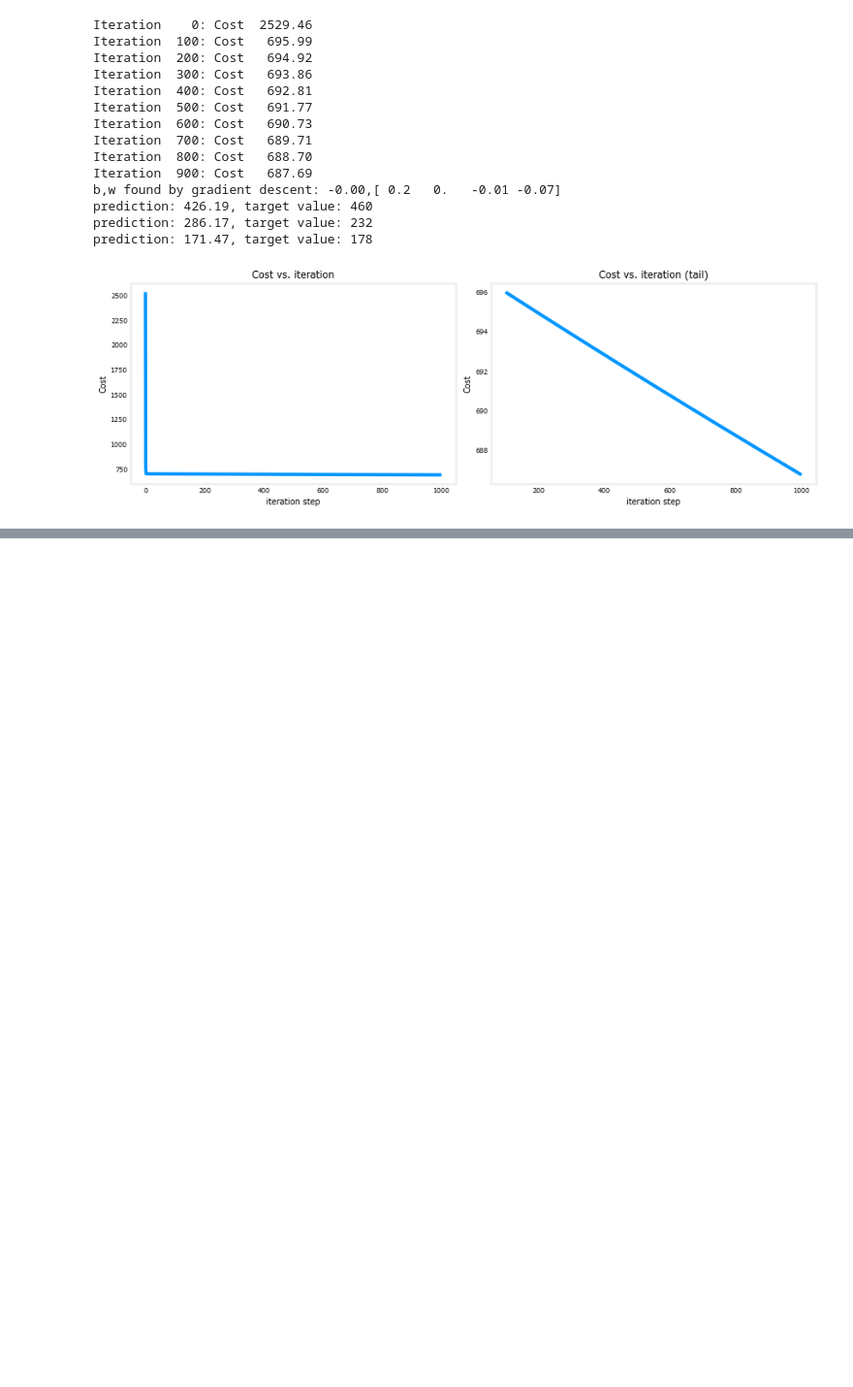
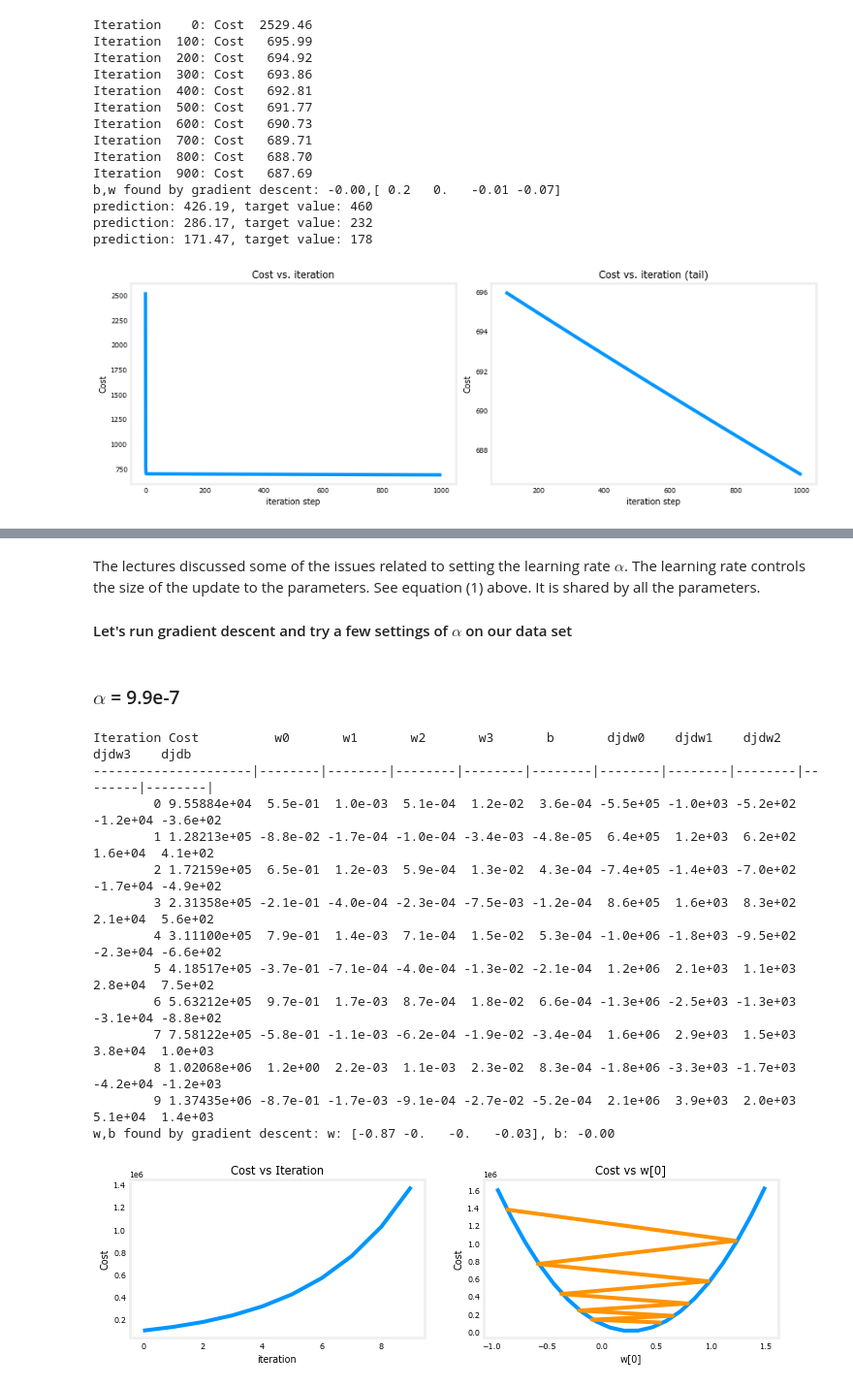
Before and after one commit to imaxfp/edu_machine_learning, a Jupyter notebook: src/supervised_ml_regression_and_classification/week2.ipynb, the cells around one changed output, grey strips where cells are left out. Shown: that part at 97% size. Saved outputs shown, nothing was run; the diff lists cells and outputs as text; code cells hidden in the pictures; blank space fills up the shorter version.

```diff
--- a/src/supervised_ml_regression_and_classification/week2.ipynb
+++ b/src/supervised_ml_regression_and_classification/week2.ipynb
@@ -655,0 +744,25 @@ Concretely, if you plot the cost for a number of iterations and notice that the
+# %% [markdown]
+The lectures discussed some of the issues related to setting the learning rate $\alpha$. The learning rate controls the size of the update to the parameters. See equation (1) above. It is shared by all the parameters.
+
+#### Let's run gradient descent and try a few settings of $\alpha$ on our data set
+# %% [markdown]
+### $\alpha$ = 9.9e-7
+# %%
+#set alpha to 9.9e-7
+_, _, hist = run_gradient_descent(X_train, y_train, 10, alpha = 9.9e-7)
+plot_cost_i_w(X_train, y_train, hist)
+# %% [output]
+Iteration Cost          w0       w1       w2       w3       b       djdw0    djdw1    djdw2    djdw3    djdb
+---------------------|--------|--------|--------|--------|--------|--------|--------|--------|--------|--------|
+        0 9.55884e+04  5.5e-01  1.0e-03  5.1e-04  1.2e-02  3.6e-04 -5.5e+05 -1.0e+03 -5.2e+02 -1.2e+04 -3.6e+02
+        1 1.28213e+05 -8.8e-02 -1.7e-04 -1.0e-04 -3.4e-03 -4.8e-05  6.4e+05  1.2e+03  6.2e+02  1.6e+04  4.1e+02
+        2 1.72159e+05  6.5e-01  1.2e-03  5.9e-04  1.3e-02  4.3e-04 -7.4e+05 -1.4e+03 -7.0e+02 -1.7e+04 -4.9e+02
+        3 2.31358e+05 -2.1e-01 -4.0e-04 -2.3e-04 -7.5e-03 -1.2e-04  8.6e+05  1.6e+03  8.3e+02  2.1e+04  5.6e+02
+        4 3.11100e+05  7.9e-01  1.4e-03  7.1e-04  1.5e-02  5.3e-04 -1.0e+06 -1.8e+03 -9.5e+02 -2.3e+04 -6.6e+02
+        5 4.18517e+05 -3.7e-01 -7.1e-04 -4.0e-04 -1.3e-02 -2.1e-04  1.2e+06  2.1e+03  1.1e+03  2.8e+04  7.5e+02
+        6 5.63212e+05  9.7e-01  1.7e-03  8.7e-04  1.8e-02  6.6e-04 -1.3e+06 -2.5e+03 -1.3e+03 -3.1e+04 -8.8e+02
+        7 7.58122e+05 -5.8e-01 -1.1e-03 -6.2e-04 -1.9e-02 -3.4e-04  1.6e+06  2.9e+03  1.5e+03  3.8e+04  1.0e+03
+        8 1.02068e+06  1.2e+00  2.2e-03  1.1e-03  2.3e-02  8.3e-04 -1.8e+06 -3.3e+03 -1.7e+03 -4.2e+04 -1.2e+03
+        9 1.37435e+06 -8.7e-01 -1.7e-03 -9.1e-04 -2.7e-02 -5.2e-04  2.1e+06  3.9e+03  2.0e+03  5.1e+04  1.4e+03
+w,b found by gradient descent: w: [-0.87 -0.   -0.   -0.03], b: -0.00
+[figure, added]
```
Also changed, not shown: parts of 28 cells of this notebook, 12 other files.
